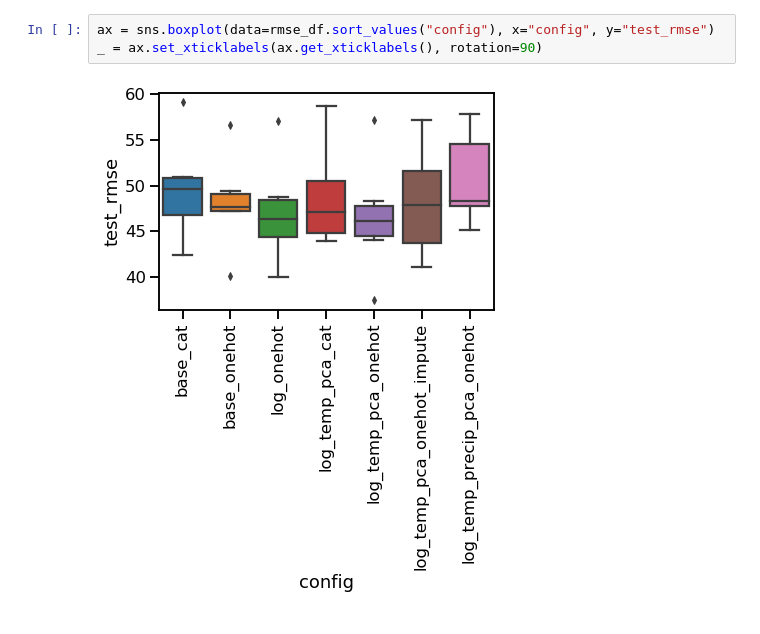
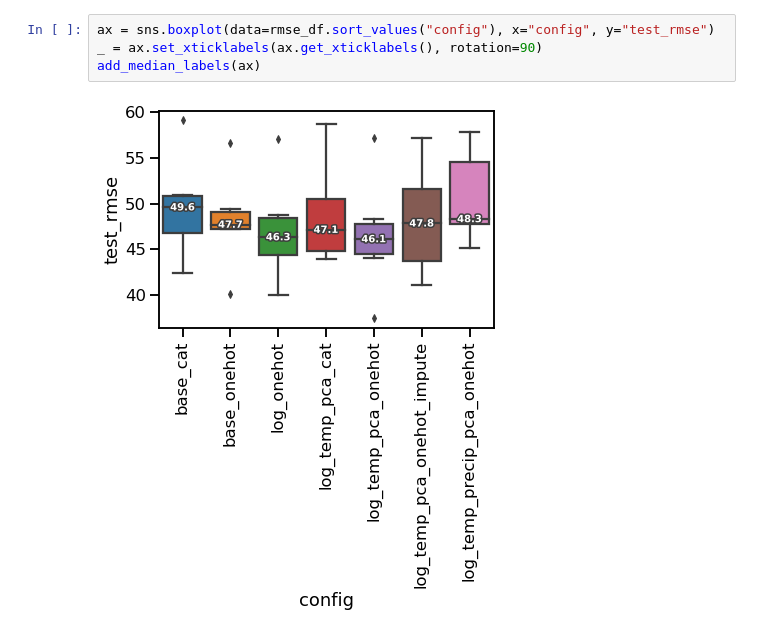
Before and after one commit to hannahpu/widsdatathon2022, a Jupyter notebook: notebook/model_comparison_eda.ipynb, the cells around one changed output. Cells and saved outputs as stored; diff of their text form.

```diff
--- a/notebook/model_comparison_eda.ipynb
+++ b/notebook/model_comparison_eda.ipynb
@@ -106,6 +107,7 @@ _ = ax.set_xticklabels(ax.get_xticklabels(), rotation=90)
 # %%
 ax = sns.boxplot(data=rmse_df.sort_values("config"), x="config", y="test_rmse")
 _ = ax.set_xticklabels(ax.get_xticklabels(), rotation=90)
+add_median_labels(ax)
 # %% [output]
-[figure, old version]
+[figure, new version]
 [interactive output not drawn]
```
Also changed, not shown: parts of 3 cells of this notebook.
